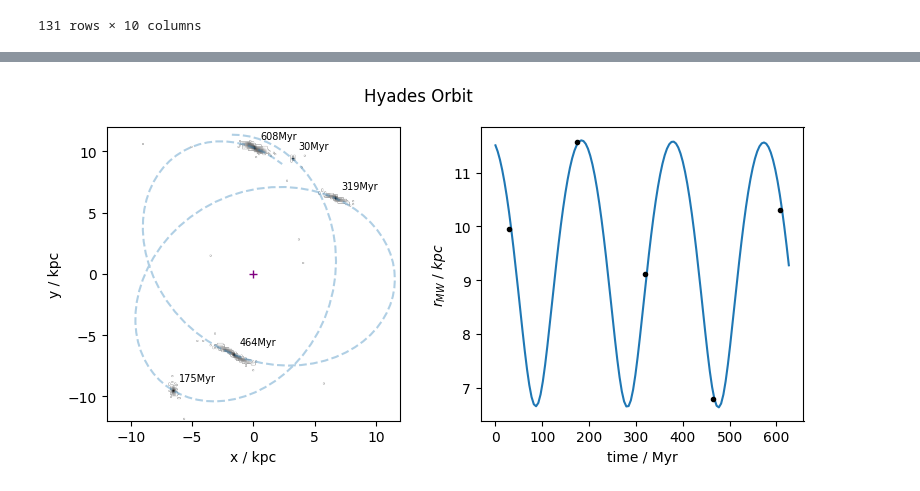
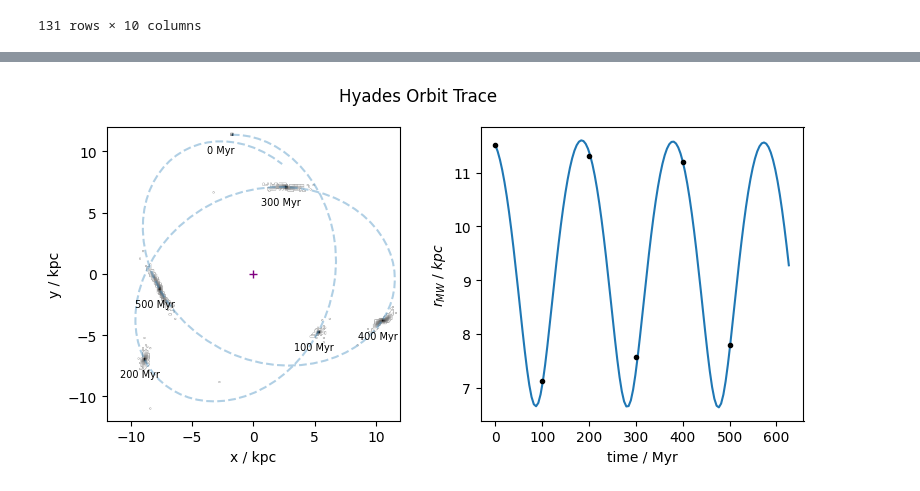
Before and after one commit to RSPicken2/stellar-streams, a Jupyter notebook: OrbitAnalysis.ipynb, the cells around one changed output, grey strips where cells are left out. Cells and saved outputs as stored; diff of their text form; code cells hidden in the pictures.

Commit message:
Improve Orbit Trace

```diff
--- a/OrbitAnalysis.ipynb
+++ b/OrbitAnalysis.ipynb
@@ -7,16 +11,15 @@ from matplotlib.colors import LogNorm
 # %%
-source = '/cosma5/data/durham/dc-pick2/simulations/Hyades'
-orbit_path = source + '/orbit.csv'
+source = '/cosma5/data/durham/dc-pick2/simulations/'
+hyades_path = source + '/Hyades'
+orbit_path = hyades_path + '/orbit.csv'
 
 snapshots = [0, 60, 120, 180, 240]
-
-Myr_per_Nbody = 0.36627254517014160E+03/ 0.15200000000000000E+03
 # %%
-df = pd.read_csv(orbit_path)
+orbit_df = pd.read_csv(orbit_path)
 
-df['RG'] = np.sqrt(df['RGx']**2 + df['RGy']**2 + df['RGz']**2)
+orbit_df['RG'] = np.sqrt(df['RGx']**2 + df['RGy']**2 + df['RGz']**2)
 
-df
+orbit_df
 # %% [output]
 |  | T | RGx | RGy | RGz | VGx | VGy | VGz | JZ | ET | RG |
 | 0 | 0.000000 | -1.760000 | 11.370000 | 0.110000 | 143.300000 | 2.400000 | 0.700000 | -288070.060398 | 0.000000 | 11.505938 |
@@ -31,3 +34,6 @@ df
 | 129 | 621.699452 | 1.596557 | 9.510521 | 0.070242 | 155.062343 | -99.477372 | -9.780530 | -288070.060398 | 103.553842 | 9.643855 |
 | 130 | 626.518827 | 2.351424 | 8.972534 | 0.008850 | 150.912291 | -118.855320 | -14.183787 | -288070.060398 | 96.430351 | 9.275540 |
 131 rows × 10 columns
+# %%
+df_glob = get_glob_df(source)
+df_glob
@@ -46,7 +66,9 @@ for i, snap in enumerate(snapshots):
 xmin, xmax = -12, 12
 ymin, ymax = -12, 12
 
-zoom = 250
+zoom = 5
+
+times = [0, 100, 200, 300, 400, 500]
 
 fig, ax = plt.subplots(1, 2, figsize=(8, 4))
 
@@ -54,57 +76,66 @@ snap_times = []
 snap_idx = []
 
 density = np.zeros((bins, bins))
-for i, snap in enumerate(snapshots):
-    path = source + f'/snap.40_{snap}.h5part'
 
-    with h5py.File(path, 'r') as f:
-        last_step = list(f.keys())[-1]
+run = 'Hyades'
+Hyades_path = source + '/Hyades'
+snaps = get_snaps(Hyades_path)
+snap_df = get_run_snap_times('Hyades', snaps, df_glob)
+timesdf = find_times_Myr(snap_df, run, times)
 
-        x = f[last_step]['X1'][:] / zoom
-        y = f[last_step]['X2'][:] / zoom
-        t = f[last_step].attrs['Time'] * Myr_per_Nbody
-        snap_times.append(t)
+for i, row in timesdf.iterrows():
 
-        com_x = np.median(x)
-        com_y = np.median(y)
+    Myr_per_Nbody = 1 if row['Time[NB]'] == 0 else row['Time[Myr]'] / row['Time[NB]']
+    stepdf = get_step(row['snap_path'], row['Step'], Myr_per_Nbody)
 
-        idx = np.searchsorted(df['T'], t)
-        galx = df['RGx'][idx]
-        galy = df['RGy'][idx]
+    t = stepdf.attrs['Time']
 
-    hist, _, _ = np.histogram2d(x - com_x + galx, y - com_y + galy,
+    idx = np.searchsorted(orbit_df['T'], t)
+    galx = orbit_df['RGx'][idx]
+    galy = orbit_df['RGy'][idx]
+
+    zoomx = stepdf['X'] / 1000 * zoom
+    zoomy = stepdf['Y'] / 1000 * zoom
+
+    com_x = np.median(zoomx)
+    com_y = np.median(zoomy)
+
+    hist, _, _ = np.histogram2d(zoomx - com_x + galx, zoomy - com_y + galy,
                                 bins=200,
                                 range=[[xmin, xmax],
                                        [ymin, ymax]])
 
     density += hist
 
-    ax[0].text(galx + 0.5, galy + 0.75, f"{t:.0f}Myr", fontsize=7)
 
-    ax[1].plot(t,df['RG'][idx], marker='.', color='black', zorder=10)
+
+    ax[0].text(galx - 2, galy - 1.5, f"{t:.0f} Myr", fontsize=7)
+
+    ax[1].plot(t,orbit_df['RG'][idx], marker='.', color='black', zorder=10)
 
 
 ax[0].imshow(density.T, origin='lower',
              extent=[xmin, xmax, ymin, ymax],
              cmap='gray_r', norm=LogNorm()
 )
 
 ax[0].plot(df['RGx'], df['RGy'], linestyle='dashed', alpha=0.35, color='tab:blue')
 ax[0].plot(0, 0, marker='+', color='purple', linestyle='')
 
 
 ax[0].set_xlim([xmin, xmax])
 ax[0].set_ylim([ymin, ymax])
 ax[0].set_aspect('equal')
 ax[0].set_xlabel("x / kpc")
 ax[0].set_ylabel("y / kpc")
 
 ax[1].plot(df['T'], df['RG'],  color='tab:blue')
 ax[1].set_xlabel('time / Myr')
 ax[1].set_ylabel(r'$r_{MW}\ /\ kpc$')
 
-plt.suptitle('Hyades Orbit')
+plt.suptitle('Hyades Orbit Trace')
+plt.savefig('Images/HyadesOrbit.png')
 plt.tight_layout()
 plt.show()
 # %% [output]
-[figure, old version]
+[figure, new version]
```
Also changed, not shown: parts of 2 cells of this notebook.
